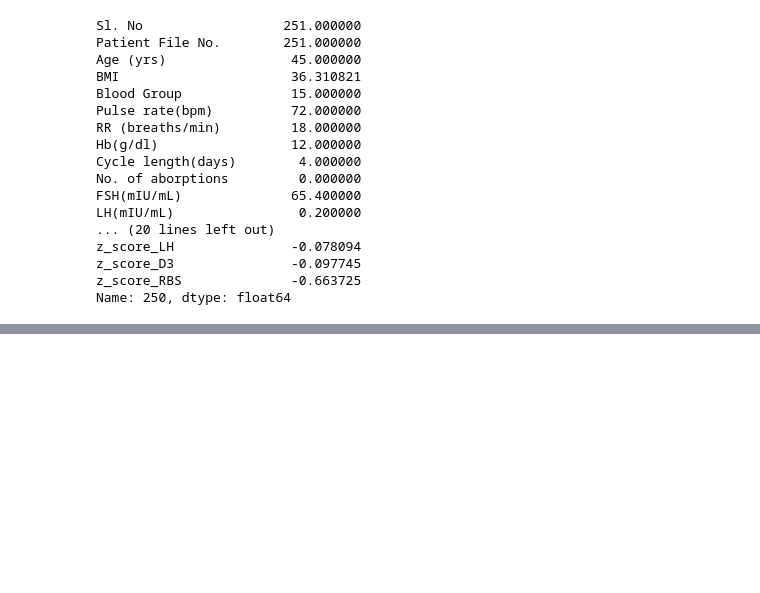
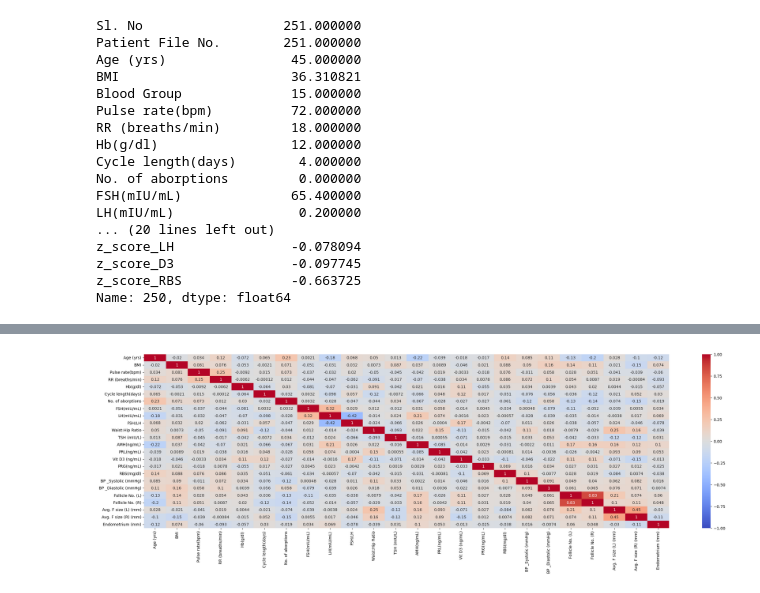
Before and after one commit to tina-m-dev/pcos, a Jupyter notebook: Outliers_and_more.ipynb, the cells around one changed output, grey strips where cells are left out. Cells and saved outputs as stored; diff of their text form; code cells hidden in the pictures; blank space fills up the shorter version.

```diff
--- a/Outliers_and_more.ipynb
+++ b/Outliers_and_more.ipynb
@@ -217,11 +218,11 @@ df_pcos.drop(index=250,inplace=True)
 # %%
 fig = go.Figure()
 
-df_plot=df_pcos.loc[:, ~df_pcos.columns.isin(columns_categorical+['Sl. No', 'Patient File No.', 'z_score_LH', 'z_score_D3'])]
-df_plot.drop(index=[191,195,178,432], inplace=True) #excluding Vit D3 and RBS outliers in the plot only
+df_pcos_num=df_pcos.loc[:, ~df_pcos.columns.isin(columns_categorical+['Sl. No', 'Patient File No.', 'z_score_LH', 'z_score_D3', 'z_score_RBS'])]
+df_pcos_num.drop(index=[191,195,178,432], inplace=True) #excluding Vit D3 and RBS outliers in the plot only
 
 
-for column in df_plot.columns:
+for column in df_pcos_num.columns:
     fig.add_trace(go.Box(
         y=df_plot[column],
         name=column,
@@ -260,0 +246,3 @@ df_pcos
+# %%
+corr_mat=df_pcos_num.corr()
+corr_mat
@@ -260,0 +267,8 @@ df_pcos
+# %%
+import seaborn as sns
+
+plt.figure(figsize=(30, 8))
+sns.heatmap(corr_mat, annot=True, cmap='coolwarm', vmin=-1, vmax=1)
+plt.show()
+# %% [output]
+[figure, added]
```
Also changed, not shown: parts of 7 cells of this notebook.
